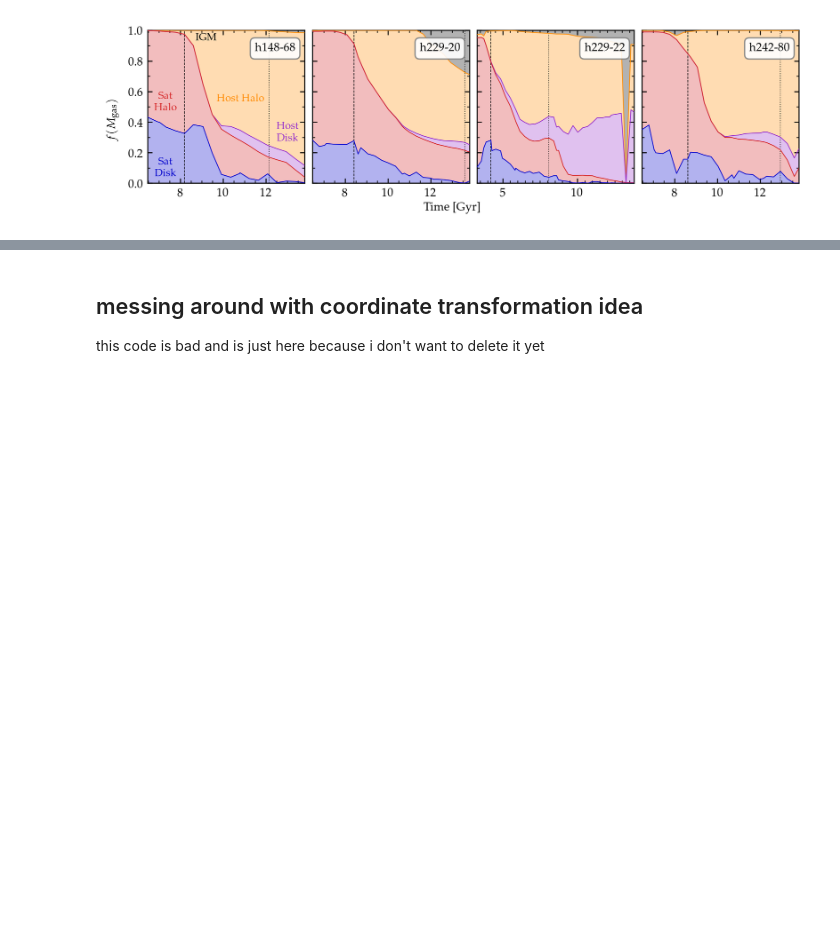
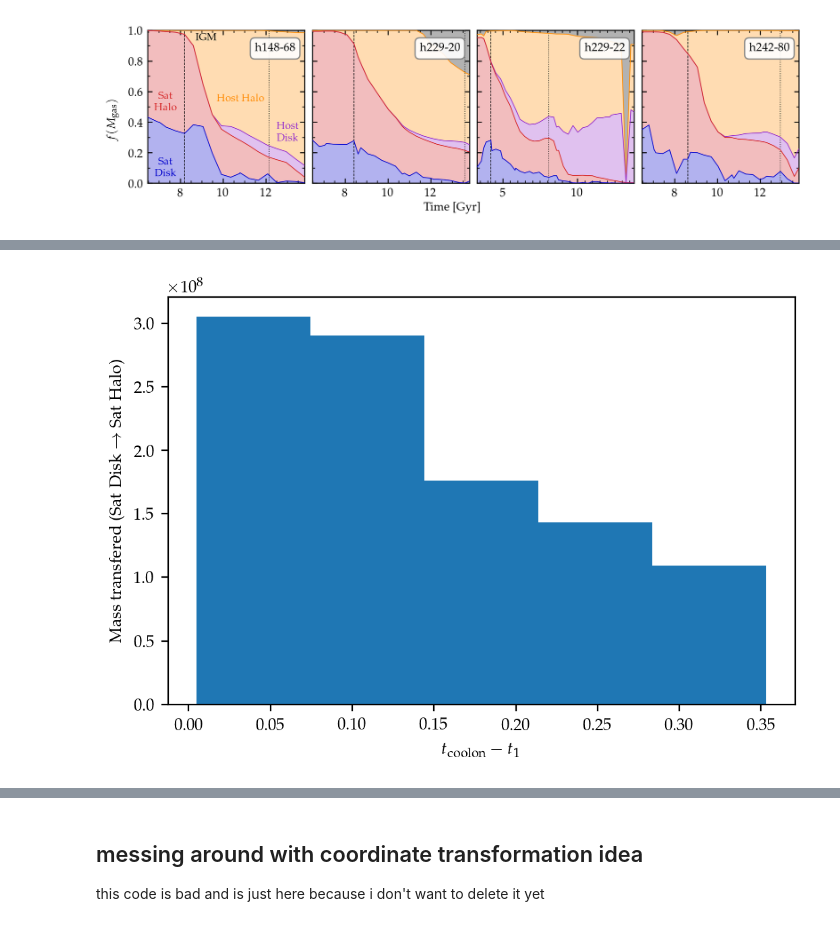
Before and after one commit to hollisakins/Justice_League_Code, a Jupyter notebook: Analysis/RamPressure/ParticleTrackingPlots.ipynb, the cells around one changed output, grey strips where cells are left out. Saved outputs shown, nothing was run; the diff lists cells and outputs as text; code cells hidden in the pictures; blank space fills up the shorter version.

```diff
--- a/Analysis/RamPressure/ParticleTrackingPlots.ipynb
+++ b/Analysis/RamPressure/ParticleTrackingPlots.ipynb
@@ -397,0 +539,3 @@ plt.show()
+# %%
+transfers['coolontime_diff'] = transfers.coolontime - transfers.t1
+transfers2 = transfers[(transfers.between=='satdisk_sathalo')&(transfers.SNe_aff)]
@@ -397,0 +557,16 @@ plt.show()
+# %%
+import scipy.stats
+
+massrate, bin_edges, binnumber = scipy.stats.binned_statistic(transfers2.coolontime_diff,
+                                                              transfers2.massrate,
+                                                              statistic='sum',bins=5)
+bin_widths = bin_edges[1:] - bin_edges[:-1]
+
+plt.figure(dpi=200)
+plt.bar(bin_edges[:-1], massrate, width=bin_widths, align='edge')
+
+plt.xlabel(r'$t_{\rm coolon} - t_1$')
+plt.ylabel(r'Mass transfered (Sat Disk $\to$ Sat Halo)')
+plt.show()
+# %% [output]
+[figure, added]
```
Also changed, not shown: parts of 20 cells of this notebook, 1 other file.
